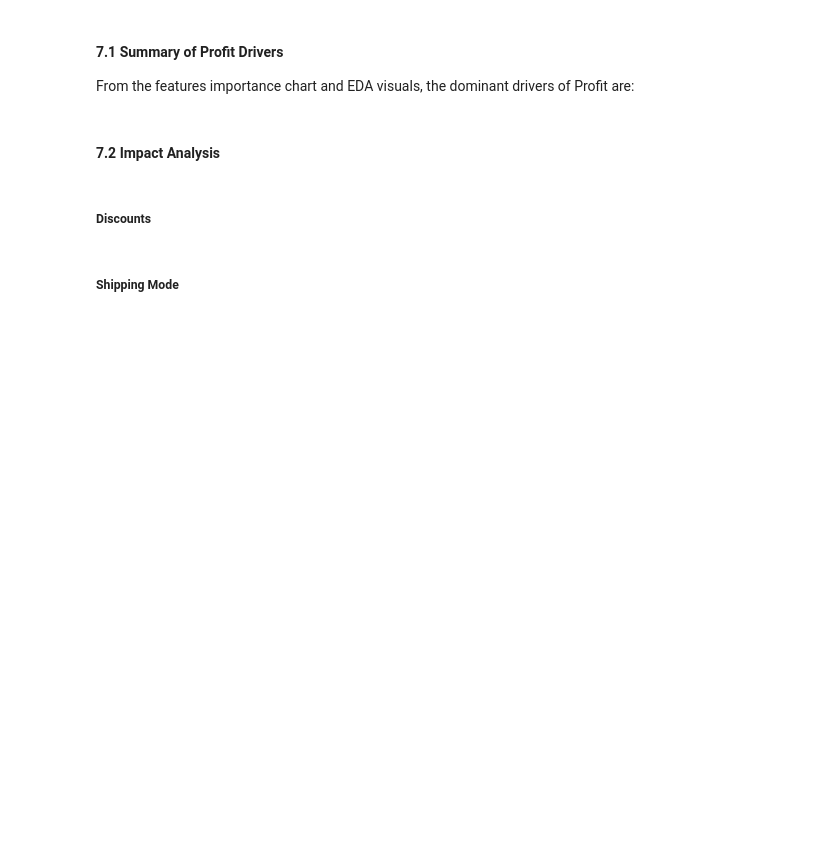
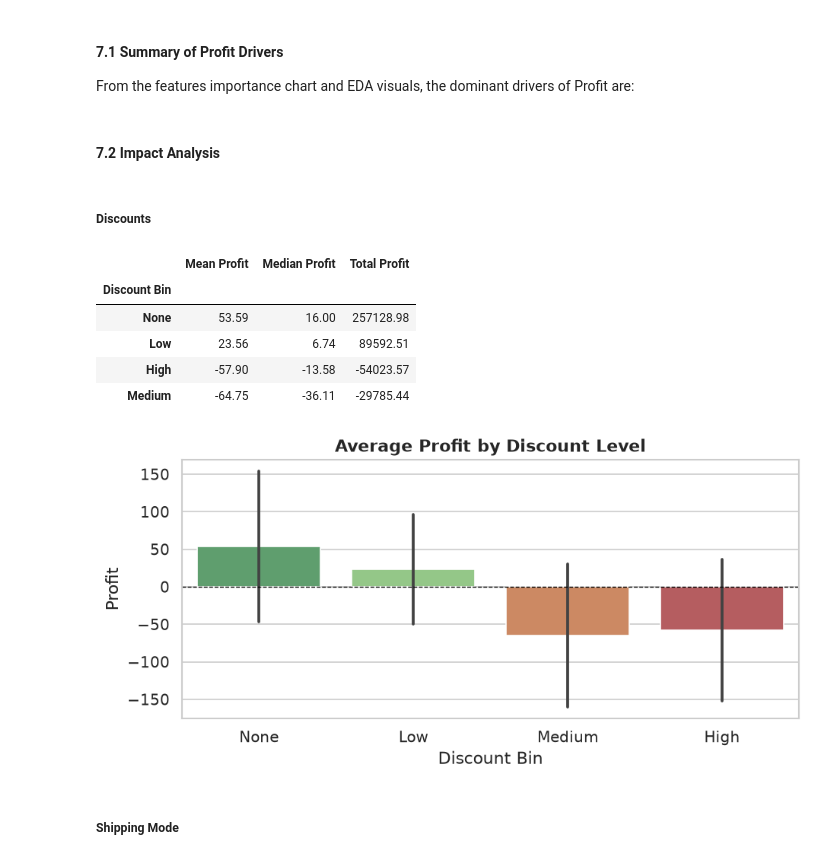
Before and after one commit to raymakoko/superstore_data_set-_analyzer, a Jupyter notebook: notebook/superstore.ipynb, the cells around one changed output. Cells and saved outputs as stored; diff of their text form; code cells hidden in the pictures; blank space fills up the shorter version.

```diff
--- a/notebook/superstore.ipynb
+++ b/notebook/superstore.ipynb
@@ -738,21 +738,29 @@ From the features importance chart and EDA visuals, the dominant drivers of Prof
 # %%
 disc_profit = df.groupby("Discount Bin")["Profit"].agg(["mean", "median", "sum"])
 disc_profit.columns = ["Mean Profit", "Median Profit", "Total Profit"]
 display(disc_profit.round(2).sort_values("Mean Profit", ascending=False))
 
 fig, ax = plt.subplots(figsize=(8, 4))
 order = ["None", "Low", "Medium", "High"]
-palette = ["None": "#55a868", "Low": "#8ed17e", "Medium": "#dd8452", "High": "#c44e52"]
+palette = {"None": "#55a868", "Low": "#8ed17e", "Medium": "#dd8452", "High": "#c44e52"}
 sns.barplot(
     data=df, x="Discount Bin", y="Profit",
     order=order, palette=palette, ax=ax, ci="sd"
 )
 
 ax.axhline(0, color="black", linewidth=0.8, linestyle="--")
 ax.set_title("Average Profit by Discount Level", fontweight="bold")
 plt.tight_layout()
 plt.savefig("../reports/fig_12_profit_by_discount_bin.png", bbox_inches="tight")
 plt.show()
+# %% [output]
+|  | Mean Profit | Median Profit | Total Profit |
+| Discount Bin |  |  |  |
+| None | 53.59 | 16.00 | 257128.98 |
+| Low | 23.56 | 6.74 | 89592.51 |
+| High | -57.90 | -13.58 | -54023.57 |
+| Medium | -64.75 | -36.11 | -29785.44 |
+[figure, added]
 # %% [markdown]
 ##### Shipping Mode
 # %%
```
Also changed, not shown: parts of 11 cells of this notebook, 12 other files.
